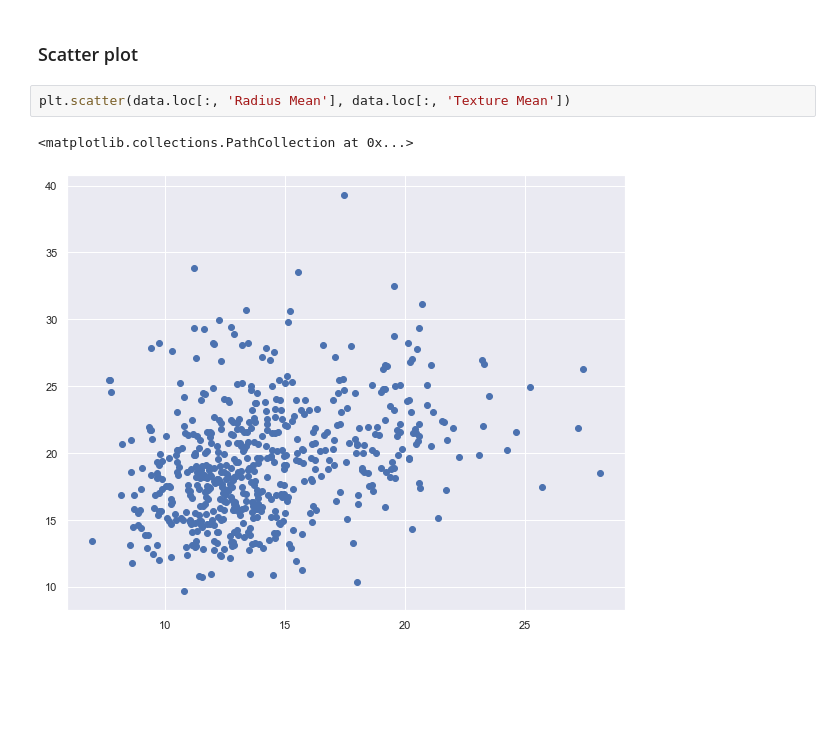
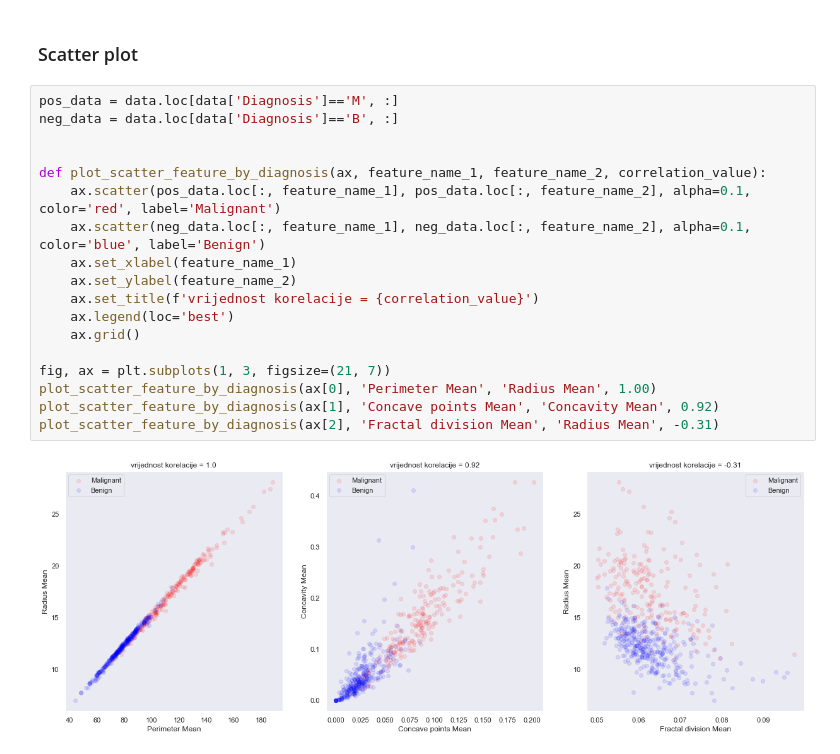
Before and after one commit to Antonio-Ilinovic/UUZOP_projekt, a Jupyter notebook: Breast_cancer_classifciation.ipynb, the cells around one changed output. Saved outputs shown, nothing was run; the diff lists cells and outputs as text; blank space fills up the shorter version.

```diff
--- a/Breast_cancer_classifciation.ipynb
+++ b/Breast_cancer_classifciation.ipynb
@@ -337,7 +342,22 @@ Ovaj barplot prikazuje kolika je korelacija značajki u odnosu na dijagnozu.
 # %% [markdown]
 ### Scatter plot
-# %%
-plt.scatter(data.loc[:, 'Radius Mean'], data.loc[:, 'Texture Mean'])
-# %% [output]
-<matplotlib.collections.PathCollection at 0x...>
-[figure, removed]
+# %%
+pos_data = data.loc[data['Diagnosis']=='M', :]
+neg_data = data.loc[data['Diagnosis']=='B', :]
+
+
+def plot_scatter_feature_by_diagnosis(ax, feature_name_1, feature_name_2, correlation_value):
+    ax.scatter(pos_data.loc[:, feature_name_1], pos_data.loc[:, feature_name_2], alpha=0.1, color='red', label='Malignant')
+    ax.scatter(neg_data.loc[:, feature_name_1], neg_data.loc[:, feature_name_2], alpha=0.1, color='blue', label='Benign')
+    ax.set_xlabel(feature_name_1)
+    ax.set_ylabel(feature_name_2)
+    ax.set_title(f'vrijednost korelacije = {correlation_value}')
+    ax.legend(loc='best')
+    ax.grid()
+
+fig, ax = plt.subplots(1, 3, figsize=(21, 7))
+plot_scatter_feature_by_diagnosis(ax[0], 'Perimeter Mean', 'Radius Mean', 1.00)
+plot_scatter_feature_by_diagnosis(ax[1], 'Concave points Mean', 'Concavity Mean', 0.92)
+plot_scatter_feature_by_diagnosis(ax[2], 'Fractal division Mean', 'Radius Mean', -0.31)
+# %% [output]
+[figure, added]
```
Also changed, not shown: parts of 9 cells of this notebook.
